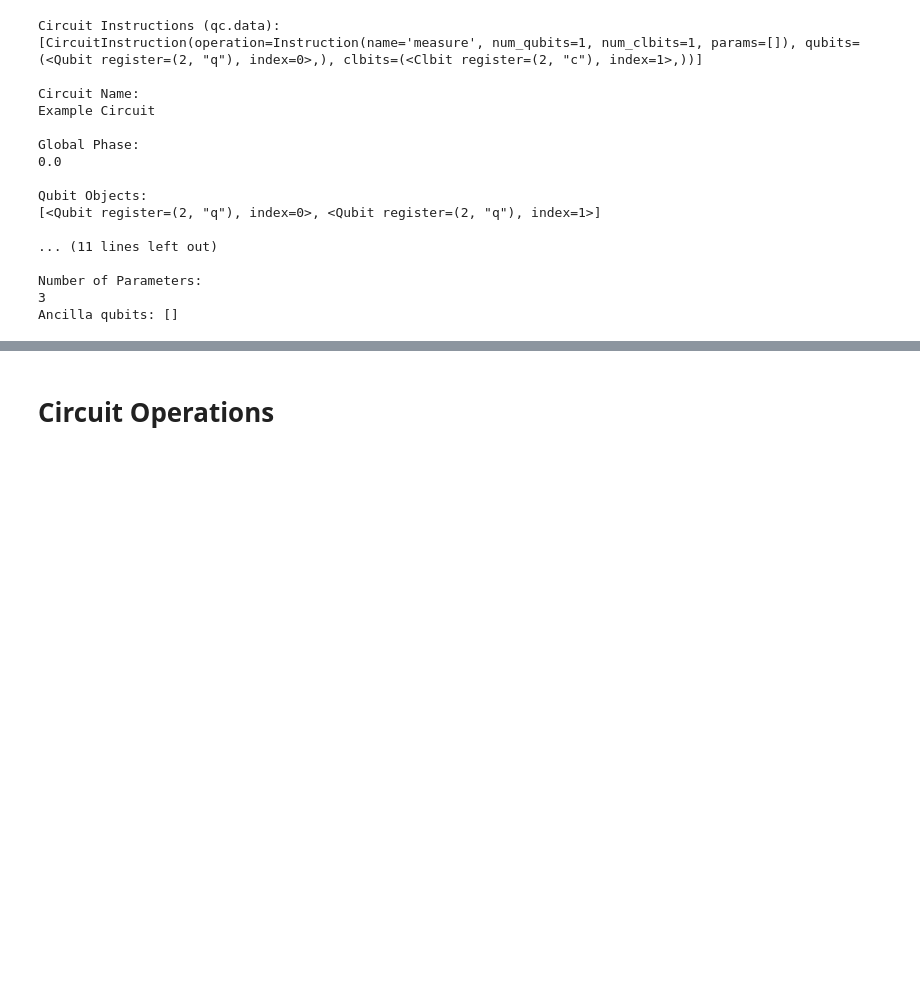
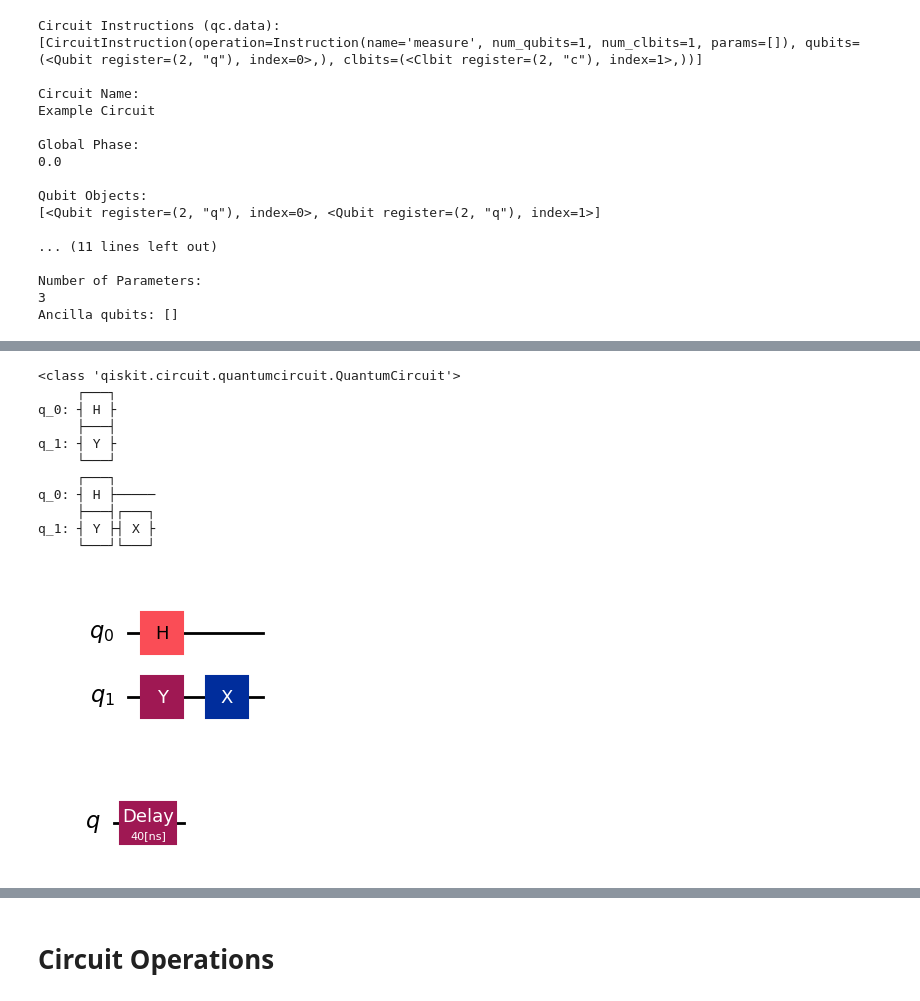
Before and after one commit to virajd98/qiskit-dev-cert-lab, a Jupyter notebook: section_1_quantum_operations/notebooks/Viraj.ipynb, the cells around one changed output, grey strips where cells are left out. Saved outputs shown, nothing was run; the diff lists cells and outputs as text; code cells hidden in the pictures; blank space fills up the shorter version.

```diff
--- a/section_1_quantum_operations/notebooks/Viraj.ipynb
+++ b/section_1_quantum_operations/notebooks/Viraj.ipynb
@@ -401,0 +549,37 @@ Ancilla qubits: []
+# %%
+qc1 = QuantumCircuit(2)
+qc1.h(0)
+qc1.y(1)
+qc2 = QuantumCircuit(1)
+qc2.x(0)
+# Compose qc2 onto qc1
+print(type(qc1.compose(qc2, [1]))) # this creates a new circuit object (hence returns a quantum circuit) with the operations of qc2 applied on 1st qubit of qc1, but does not modify qc1 in-place.
+print(qc1) # qc1 is unchanged because compose does not modify in-place by default
+
+#So if you want to use the modified circuit, you need to assign it back to qc or another variable.
+qc = qc1.compose(qc2, [1])
+
+# to modify qc1 in-place, you can set the inplace parameter to True
+qc1.compose(qc2, [1], inplace= True)
+print(qc1)
+
+qc.draw('mpl')
+# %% [output]
+<class 'qiskit.circuit.quantumcircuit.QuantumCircuit'>
+     ┌───┐
+q_0: ┤ H ├
+     ├───┤
+q_1: ┤ Y ├
+     └───┘
+     ┌───┐
+q_0: ┤ H ├─────
+     ├───┤┌───┐
+q_1: ┤ Y ├┤ X ├
+     └───┘└───┘
+[figure, added]
+# %%
+qc = QuantumCircuit(1)
+qc.delay(40, 0, unit='ns')
+qc.draw('mpl')
+# %% [output]
+[figure, added]
```
Also changed, not shown: parts of 37 cells of this notebook, 2 other files.
